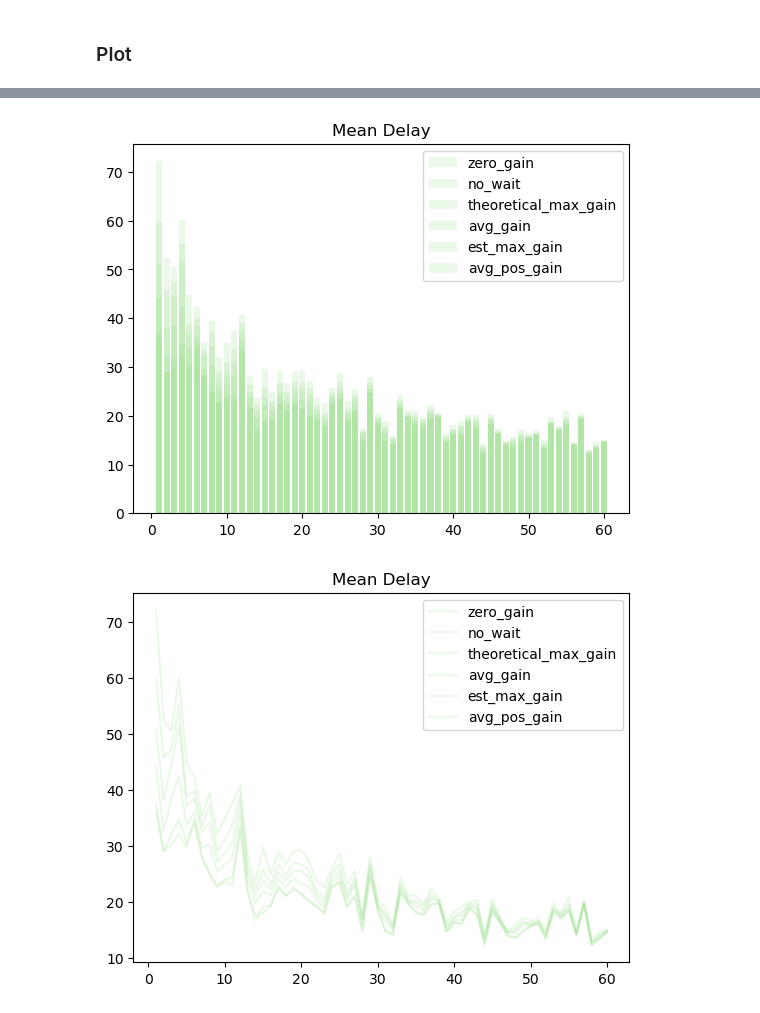
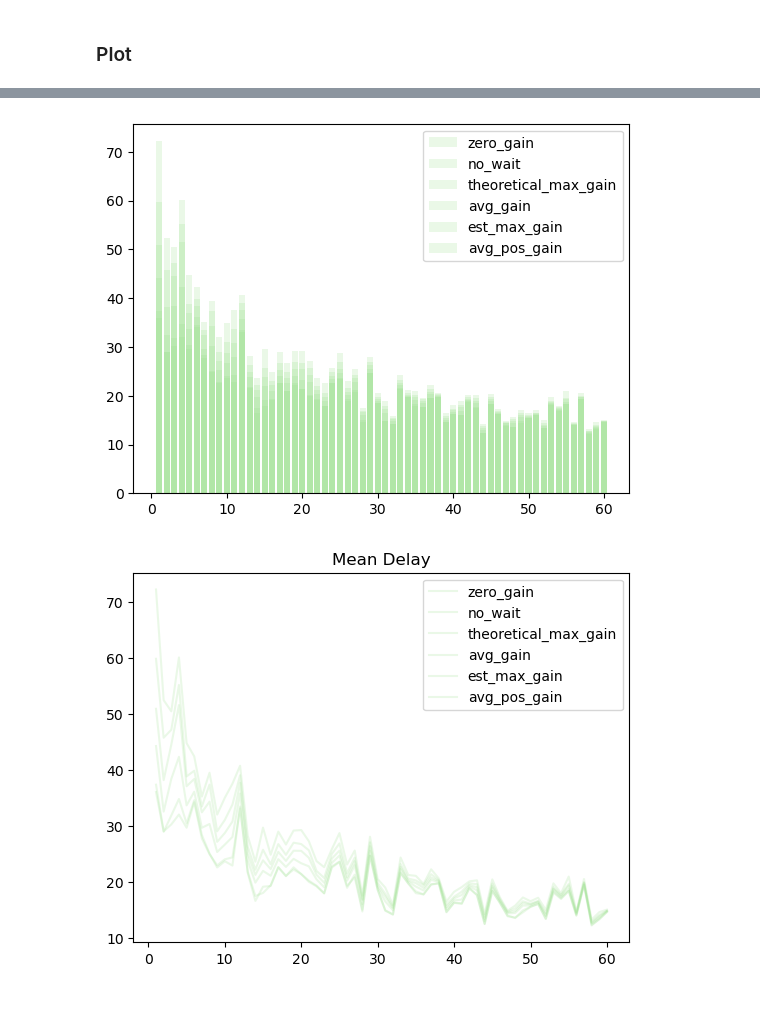
Before and after one commit to 17ex/DataLiteracy, a Jupyter notebook: fig/fig_gains.ipynb, the cells around one changed output, grey strips where cells are left out. Drawn from its saved outputs; the diff is of its cells as text; code cells hidden in the pictures.

Commit message:
figure files updated

```diff
--- a/fig/fig_gains.ipynb
+++ b/fig/fig_gains.ipynb
@@ -152,2 +146,21 @@ dict_keys(['zero_gain', 'no_wait', 'theoretical_max_gain', 'avg_gain', 'est_max_
 # %% [markdown]
 ### Plot
+# %%
+plt.rcParams.update(bundles.icml2022(column="half", nrows=1, ncols=1, usetex=False))
+plt.rcParams.update(plt.rcParamsDefault)
+plt.rcParams.update()
+x = np.arange(len(df_mean_delays.switch_times))
+
+
+farben = {'zero_gain': '#98DF8A', 'no_wait':"#FFBB78", 'theoretical_max_gain':"#C49C94", 'avg_gain':"#E377C2", 'est_max_gain':"#17BECF", 'avg_pos_gain':"#7F7F7F"}
+
+
+fig, ax = plt.subplots()
+for key, df in dict_mean_delays.items():
+    ax.bar(x+1, df.mean_delay, label=key, color=farben[key], alpha=0.4)
+    #ax.bar(x+1, df_mean_delays.median_delay, label="median", color='#8C564B')
+
+plt.legend()
+#plt.title('Mean Delay')
+
+plt.show()
@@ -154,21 +169,23 @@ dict_keys(['zero_gain', 'no_wait', 'theoretical_max_gain', 'avg_gain', 'est_max_
 # %%
 plt.rcParams.update(bundles.icml2022(column="half", nrows=1, ncols=1, usetex=False))
 plt.rcParams.update(plt.rcParamsDefault)
 plt.rcParams.update()
 x = np.arange(len(df_mean_delays.switch_times))
 
+colors = ['#98DF8A', "#FFBB78", "#C49C94", "#E377C2", "#17BECF", "#7F7F7F"]
+
 fig, ax = plt.subplots()
 for key, df in dict_mean_delays.items():
-
-    ax.bar(x+1, df.mean_delay, label=key, color='#98DF8A', alpha=0.2)
-#ax.bar(x+1, df_mean_delays.median_delay, label="median", color='#8C564B')
-
+    c=0
+    ax.bar(x+1, df.mean_delay, label=key, color=colors[c], alpha=0.2)
+    #ax.bar(x+1, df_mean_delays.median_delay, label="median", color='#8C564B')
+    c+=1
 plt.legend()
-plt.title('Mean Delay')
+#plt.title('Mean Delay')
 
 plt.show()
 # %% [output]
-[figure, old version]
+[figure, new version]
 # %%
 plt.rcParams.update(bundles.icml2022(column="half", nrows=1, ncols=1, usetex=False))
 plt.rcParams.update(plt.rcParamsDefault)
```
Also changed, not shown: parts of 4 cells of this notebook, 3 other files.
